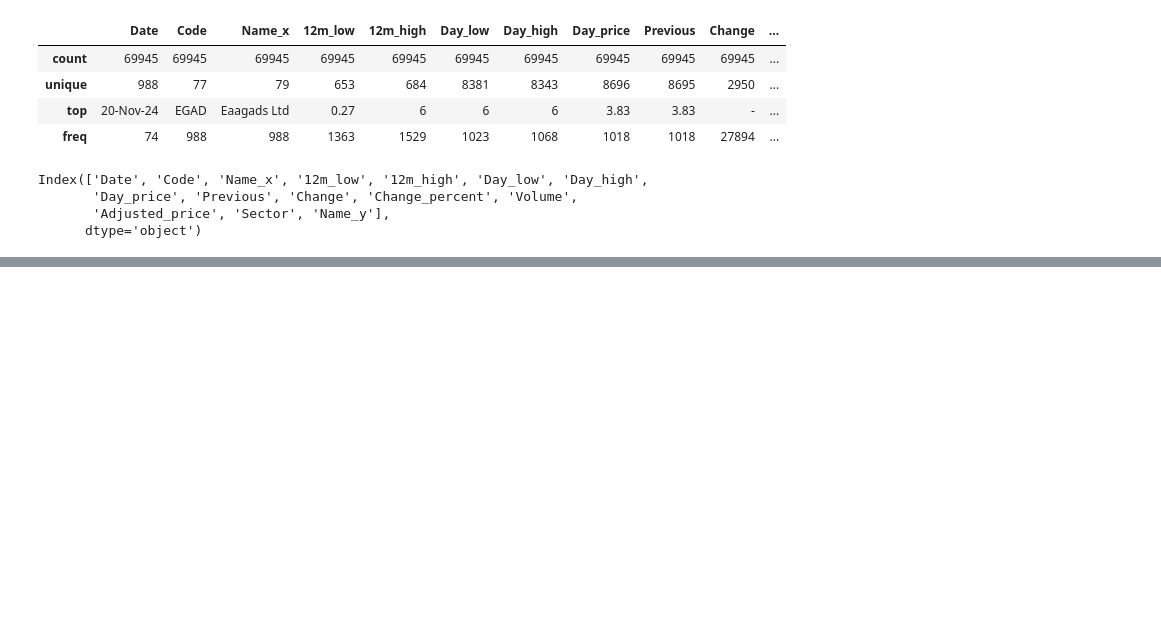
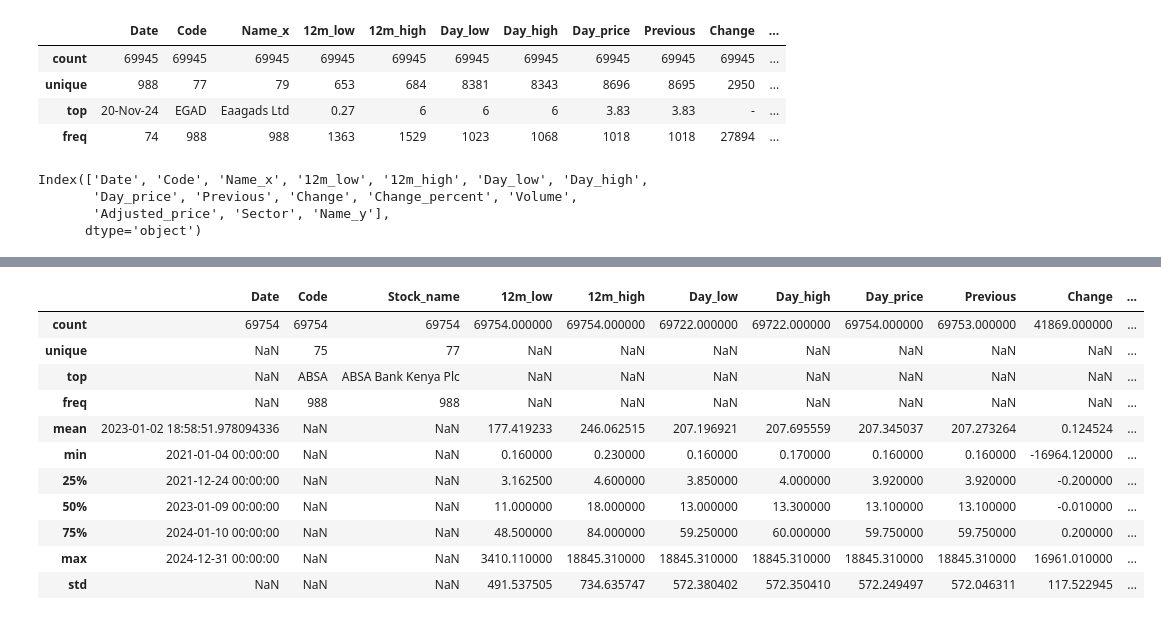
Before and after one commit to lorenaterah/NSE_Stock_Market_Segmentation, a Jupyter notebook: Notebooks/SharonK.ipynb, the cells around one changed output, grey strips where cells are left out. Saved outputs shown, nothing was run; the diff lists cells and outputs as text; code cells hidden in the pictures; blank space fills up the shorter version.

```diff
--- a/Notebooks/SharonK.ipynb
+++ b/Notebooks/SharonK.ipynb
@@ -543,3 +603,18 @@ memory usage: 8.5+ MB
 | Sector | 0.000000 | object |
 | Month | 0.000000 | int32 |
 | Year | 0.000000 | int32 |
+# %%
+nse_df.describe(include="all")
+# %% [output]
+|  | Date | Code | Stock_name | 12m_low | 12m_high | Day_low | Day_high | Day_price | Previous | Change | ... |
+| count | 69754 | 69754 | 69754 | 69754.000000 | 69754.000000 | 69722.000000 | 69722.000000 | 69754.000000 | 69753.000000 | 41869.000000 | ... |
+| unique | NaN | 75 | 77 | NaN | NaN | NaN | NaN | NaN | NaN | NaN | ... |
+| top | NaN | ABSA | ABSA Bank Kenya Plc | NaN | NaN | NaN | NaN | NaN | NaN | NaN | ... |
+| freq | NaN | 988 | 988 | NaN | NaN | NaN | NaN | NaN | NaN | NaN | ... |
+| mean | 2023-01-02 18:58:51.978094336 | NaN | NaN | 177.419233 | 246.062515 | 207.196921 | 207.695559 | 207.345037 | 207.273264 | 0.124524 | ... |
+| min | 2021-01-04 00:00:00 | NaN | NaN | 0.160000 | 0.230000 | 0.160000 | 0.170000 | 0.160000 | 0.160000 | -16964.120000 | ... |
+| 25% | 2021-12-24 00:00:00 | NaN | NaN | 3.162500 | 4.600000 | 3.850000 | 4.000000 | 3.920000 | 3.920000 | -0.200000 | ... |
+| 50% | 2023-01-09 00:00:00 | NaN | NaN | 11.000000 | 18.000000 | 13.000000 | 13.300000 | 13.100000 | 13.100000 | -0.010000 | ... |
+| 75% | 2024-01-10 00:00:00 | NaN | NaN | 48.500000 | 84.000000 | 59.250000 | 60.000000 | 59.750000 | 59.750000 | 0.200000 | ... |
+| max | 2024-12-31 00:00:00 | NaN | NaN | 3410.110000 | 18845.310000 | 18845.310000 | 18845.310000 | 18845.310000 | 18845.310000 | 16961.010000 | ... |
+| std | NaN | NaN | NaN | 491.537505 | 734.635747 | 572.380402 | 572.350410 | 572.249497 | 572.046311 | 117.522945 | ... |
```
Also changed, not shown: parts of 16 cells of this notebook.
